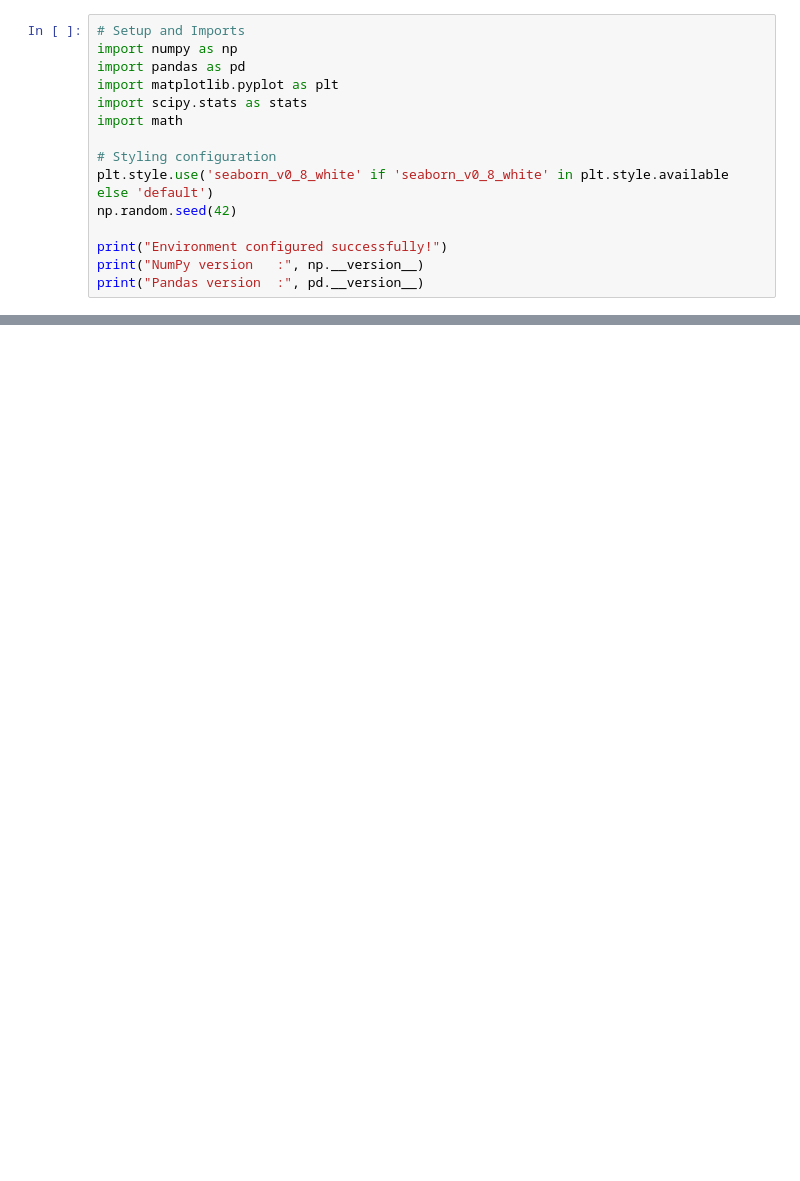
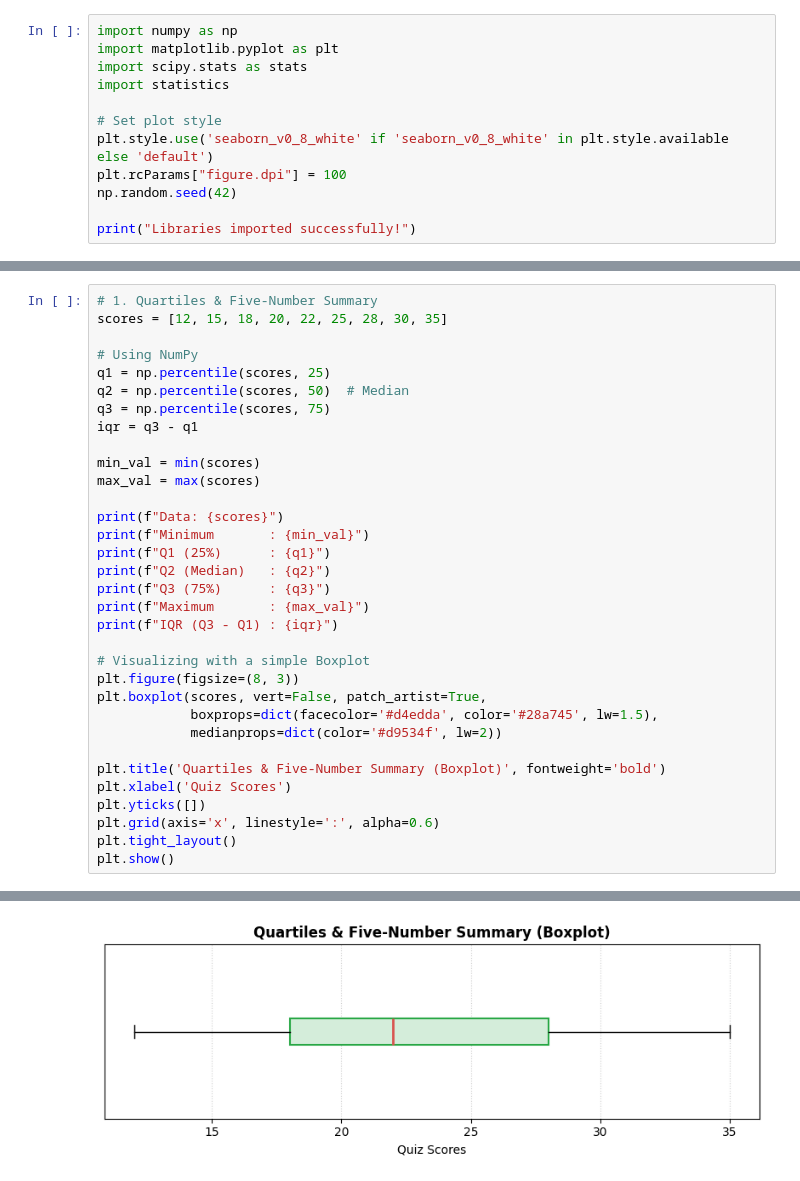
Before and after one commit to Abiads/CDAC-Data-Analytics, a Jupyter notebook: Day7/01_statistical_measure/03_measures_of_positions.ipynb, the cells around one changed output, grey strips where cells are left out. Cells and saved outputs as stored; diff of their text form; blank space fills up the shorter version.

Commit message:
Simplify 03_measures_of_positions notebook with naive examples and clean plots

```diff
--- a/Day7/01_statistical_measure/03_measures_of_positions.ipynb
+++ b/Day7/01_statistical_measure/03_measures_of_positions.ipynb
@@ -31,16 +18,13 @@ Without measures of relative standing, raw numbers lack actionable business cont
 # %%
-# Setup and Imports
 import numpy as np
-import pandas as pd
 import matplotlib.pyplot as plt
 import scipy.stats as stats
-import math
+import statistics
 
-# Styling configuration
+# Set plot style
 plt.style.use('seaborn_v0_8_white' if 'seaborn_v0_8_white' in plt.style.available else 'default')
+plt.rcParams["figure.dpi"] = 100
 np.random.seed(42)
 
-print("Environment configured successfully!")
-print("NumPy version   :", np.__version__)
-print("Pandas version  :", pd.__version__)
+print("Libraries imported successfully!")
 # %% [output]
@@ -606,0 +44,34 @@ Advanced Mathematics         76              60              4      4.0
+# %%
+# 1. Quartiles & Five-Number Summary
+scores = [12, 15, 18, 20, 22, 25, 28, 30, 35]
+
+# Using NumPy
+q1 = np.percentile(scores, 25)
+q2 = np.percentile(scores, 50)  # Median
+q3 = np.percentile(scores, 75)
+iqr = q3 - q1
+
+min_val = min(scores)
+max_val = max(scores)
+
+print(f"Data: {scores}")
+print(f"Minimum       : {min_val}")
+print(f"Q1 (25%)      : {q1}")
+print(f"Q2 (Median)   : {q2}")
+print(f"Q3 (75%)      : {q3}")
+print(f"Maximum       : {max_val}")
+print(f"IQR (Q3 - Q1) : {iqr}")
+
+# Visualizing with a simple Boxplot
+plt.figure(figsize=(8, 3))
+plt.boxplot(scores, vert=False, patch_artist=True,
+            boxprops=dict(facecolor='#d4edda', color='#28a745', lw=1.5),
+            medianprops=dict(color='#d9534f', lw=2))
+
+plt.title('Quartiles & Five-Number Summary (Boxplot)', fontweight='bold')
+plt.xlabel('Quiz Scores')
+plt.yticks([])
+plt.grid(axis='x', linestyle=':', alpha=0.6)
+plt.tight_layout()
+plt.show()
+# %% [output]
@@ -606,0 +85 @@ Advanced Mathematics         76              60              4      4.0
+[figure, added]
```
Also changed, not shown: parts of 30 cells of this notebook.
